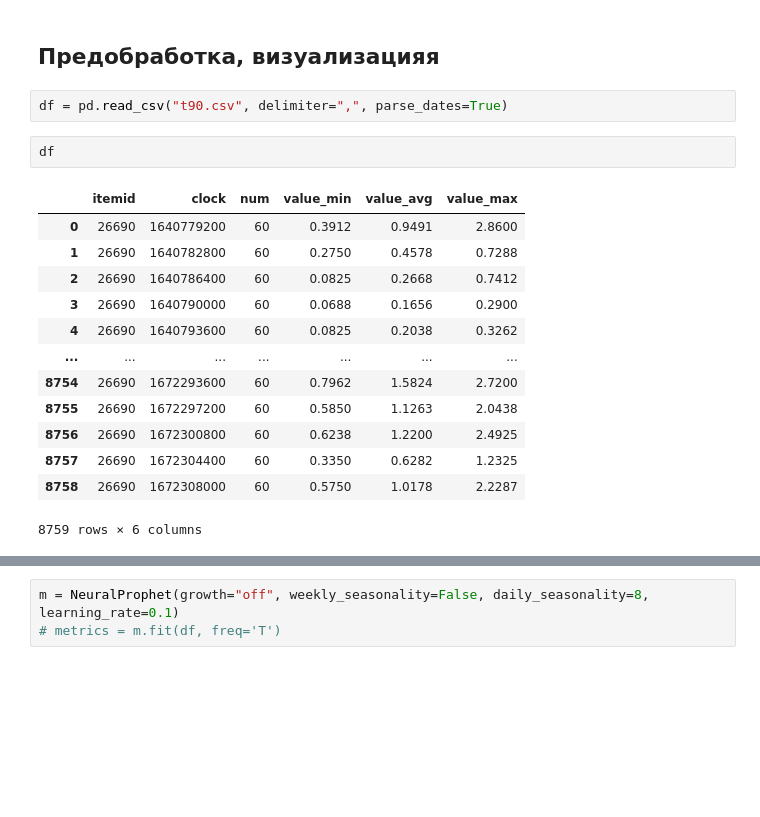
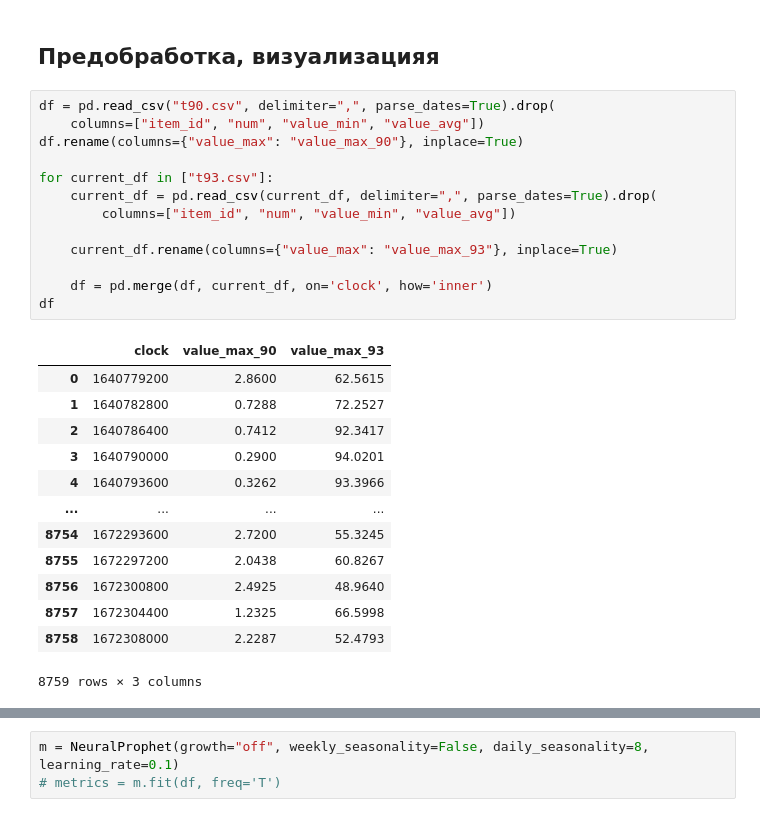
Before and after one commit to imilore-team/time_series, a Jupyter notebook: test.ipynb, the cells around one changed output, grey strips where cells are left out. Saved outputs shown, nothing was run; the diff lists cells and outputs as text; blank space fills up the shorter version.

```diff
--- a/test.ipynb
+++ b/test.ipynb
@@ -39,23 +39,32 @@ warnings.filterwarnings("ignore") # `do not disturbe` mode
 # %% [markdown]
 ## Предобработка, визуализацияя
 # %%
-df = pd.read_csv("t90.csv", delimiter=",", parse_dates=True)
+df = pd.read_csv("t90.csv", delimiter=",", parse_dates=True).drop(
+    columns=["item_id", "num", "value_min", "value_avg"])
+df.rename(columns={"value_max": "value_max_90"}, inplace=True)
+
+for current_df in ["t93.csv"]:
+    current_df = pd.read_csv(current_df, delimiter=",", parse_dates=True).drop(
+        columns=["item_id", "num", "value_min", "value_avg"])
+
+    current_df.rename(columns={"value_max": "value_max_93"}, inplace=True)
+
+    df = pd.merge(df, current_df, on='clock', how='inner')
+df
+# %% [output]
+|  | clock | value_max_90 | value_max_93 |
+| 0 | 1640779200 | 2.8600 | 62.5615 |
+| 1 | 1640782800 | 0.7288 | 72.2527 |
+| 2 | 1640786400 | 0.7412 | 92.3417 |
+| 3 | 1640790000 | 0.2900 | 94.0201 |
+| 4 | 1640793600 | 0.3262 | 93.3966 |
+| ... | ... | ... | ... |
+| 8754 | 1672293600 | 2.7200 | 55.3245 |
+| 8755 | 1672297200 | 2.0438 | 60.8267 |
+| 8756 | 1672300800 | 2.4925 | 48.9640 |
+| 8757 | 1672304400 | 1.2325 | 66.5998 |
+| 8758 | 1672308000 | 2.2287 | 52.4793 |
+8759 rows × 3 columns
-# %%
-df
-# %% [output]
-|  | itemid | clock | num | value_min | value_avg | value_max |
-| 0 | 26690 | 1640779200 | 60 | 0.3912 | 0.9491 | 2.8600 |
-| 1 | 26690 | 1640782800 | 60 | 0.2750 | 0.4578 | 0.7288 |
-| 2 | 26690 | 1640786400 | 60 | 0.0825 | 0.2668 | 0.7412 |
-| 3 | 26690 | 1640790000 | 60 | 0.0688 | 0.1656 | 0.2900 |
-| 4 | 26690 | 1640793600 | 60 | 0.0825 | 0.2038 | 0.3262 |
-| ... | ... | ... | ... | ... | ... | ... |
-| 8754 | 26690 | 1672293600 | 60 | 0.7962 | 1.5824 | 2.7200 |
-| 8755 | 26690 | 1672297200 | 60 | 0.5850 | 1.1263 | 2.0438 |
-| 8756 | 26690 | 1672300800 | 60 | 0.6238 | 1.2200 | 2.4925 |
-| 8757 | 26690 | 1672304400 | 60 | 0.3350 | 0.6282 | 1.2325 |
-| 8758 | 26690 | 1672308000 | 60 | 0.5750 | 1.0178 | 2.2287 |
-8759 rows × 6 columns
 # %%
 df["clock"] = df["clock"].map(lambda x: pd.Timestamp(x, unit='s'))
 # df.set_index("clock", inplace=True)
```
Also changed, not shown: parts of 5 cells of this notebook, 3 other files.
